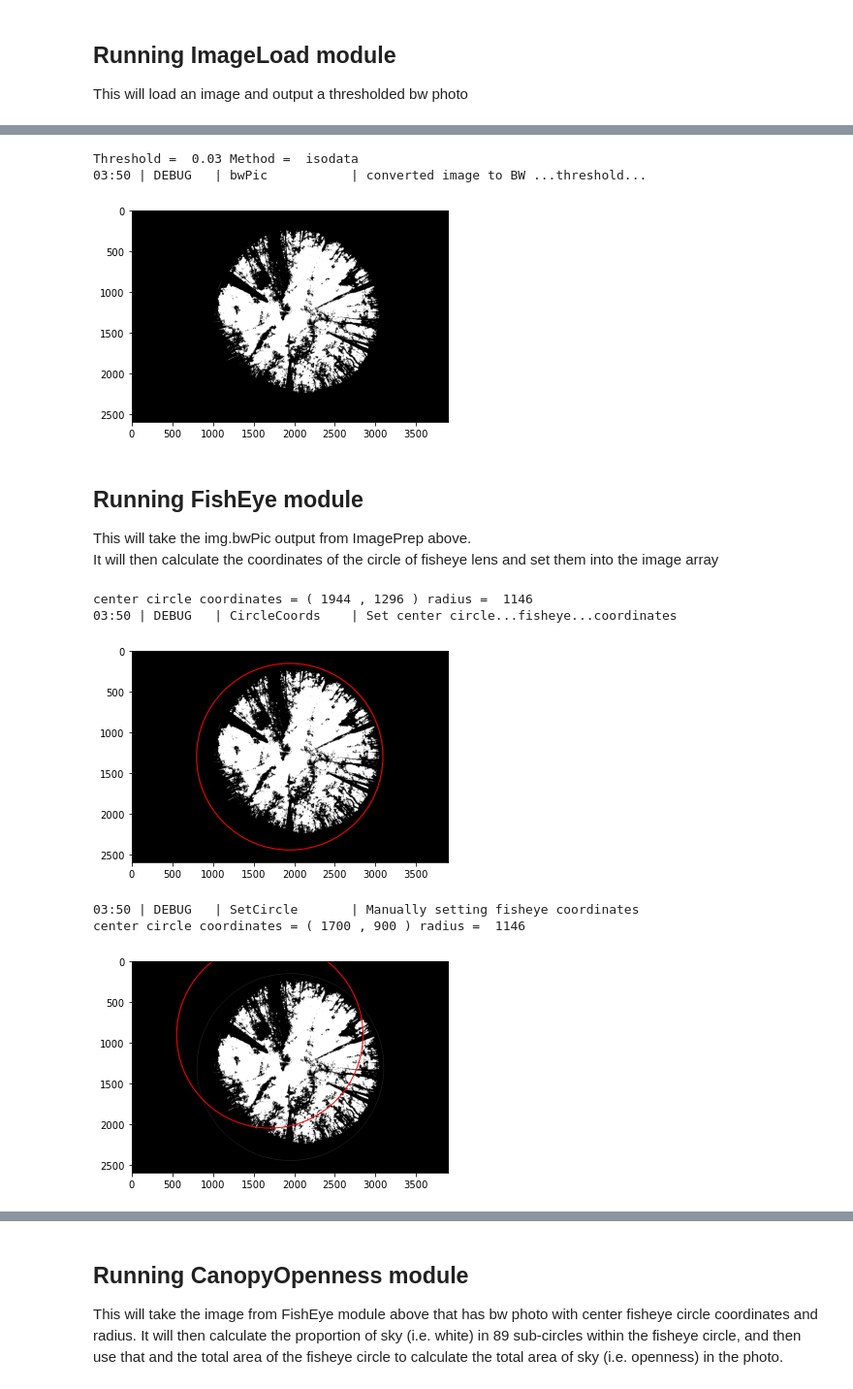
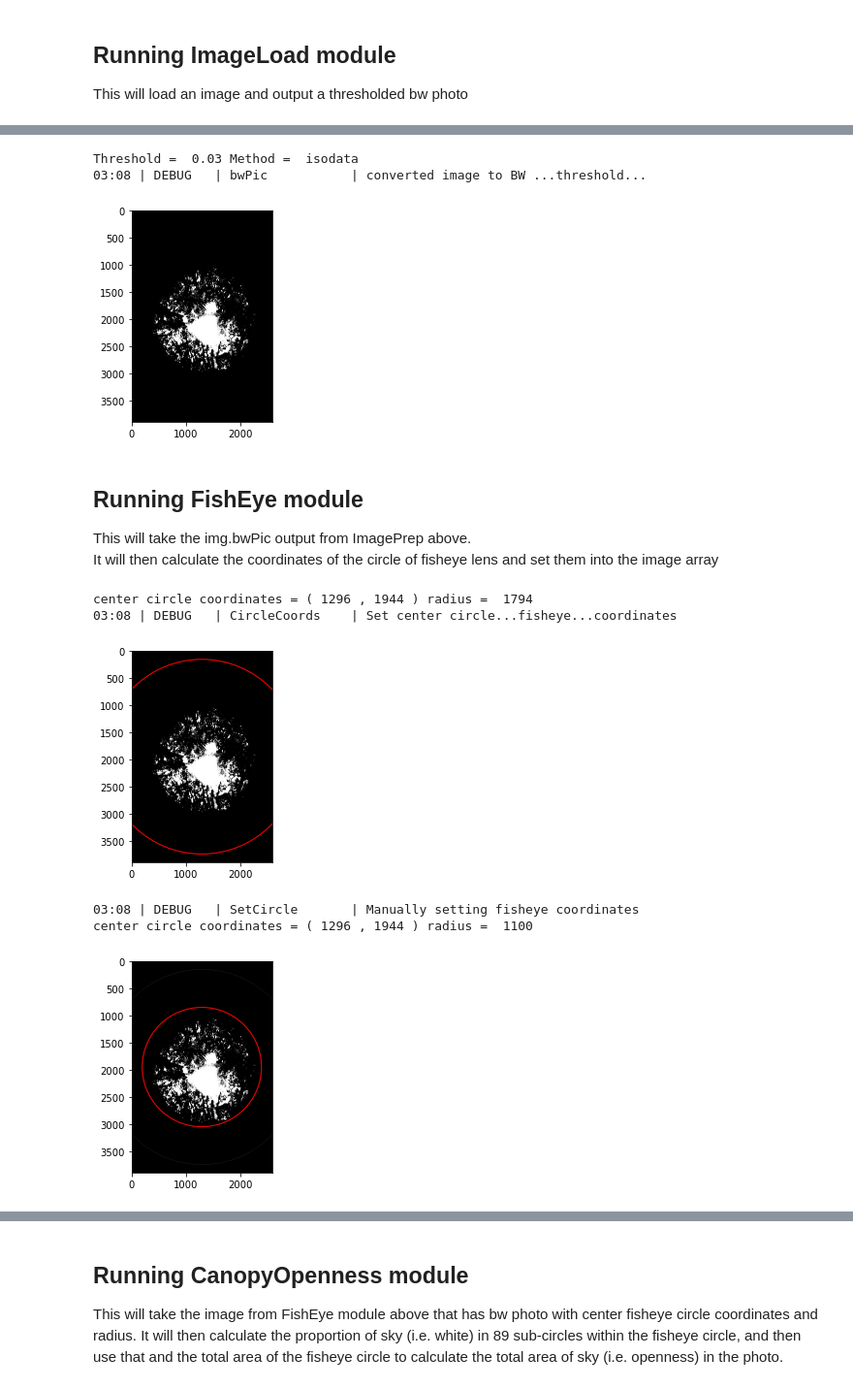
Before and after one commit to Roiak2/Canopy-Openness-from-Hemispheric-Photos, a Jupyter notebook: WorkingExample.ipynb, the cells around one changed output, grey strips where cells are left out. Shown at 97% size. Cells and saved outputs as stored; diff of their text form; code cells hidden in the pictures.

```diff
--- a/WorkingExample.ipynb
+++ b/WorkingExample.ipynb
@@ -44,8 +45,8 @@ CanopyOpenness.set_loglevel("DEBUG")
 This will load an image and output a thresholded bw photo
 # %%
 #Defining user input
-filepath = "./sample_photos/" #where photos are stored
-filename = "Sample_Photo.JPG" #one photo
+filepath = "./sample_photos/LFDP/2012/" #where photos are stored
+filename = "40.355.11May2012.EV0.MF.JPG" #one photo
 # %%
 #Saving object from ImagePrep class in ImageLoad module
 #This will give us the loaded image, blue transformed, and bw transformed
@@ -78,8 +79,8 @@ bw = img.bwPic()
 #print('dimensions:',bw.ndim) #amount of dimensions (this is just to check that it's still a 2D array)
 # %% [output]
 Threshold =  0.03 Method =  isodata
-03:50 | DEBUG   | bwPic           | converted image to BW ...threshold...
+03:08 | DEBUG   | bwPic           | converted image to BW ...threshold...
-[figure, old version]
+[figure, new version]
 # %% [markdown]
 ## Running FishEye module
 This will take the img.bwPic output from ImagePrep above.
@@ -95,19 +96,19 @@ image=fish.CircleCoords() #Calculates the circle coordinates within the image ar
 #print('shape:',image[0].shape) #shape (this is just to check that it's a numpy array still)
 #print('dimensions:',image[0].ndim) #amount of dimensions (this is just to check that it's still a 2D array)
 # %% [output]
-center circle coordinates = ( 1944 , 1296 ) radius =  1146
-03:50 | DEBUG   | CircleCoords    | Set center circle...fisheye...coordinates
+center circle coordinates = ( 1296 , 1944 ) radius =  1794
+03:08 | DEBUG   | CircleCoords    | Set center circle...fisheye...coordinates
-[figure, old version]
+[figure, new version]
 # %%
 #checking object returned from SetCircle function when manually set coordinates
-circle_draw = fish.SetCircle(cx=1700,cy=900) #returns bw image array with center coordinates (x,y, and radius)
+circle_draw = fish.SetCircle(cr=1100) #returns bw image array with center coordinates (x,y, and radius)
 
 #checking shape remained the same
 #circle_draw[0].shape #works! (this is just to check that it's a numpy array still)
 # %% [output]
-03:50 | DEBUG   | SetCircle       | Manually setting fisheye coordinates
-center circle coordinates = ( 1700 , 900 ) radius =  1146
+03:08 | DEBUG   | SetCircle       | Manually setting fisheye coordinates
+center circle coordinates = ( 1296 , 1944 ) radius =  1100
-[figure, old version]
+[figure, new version]
 # %%
 #checking that SetCircle returns same image as CircleCoords if no manual inputs are given
 circle_draw2 = fish.SetCircle() #works!
```
Also changed, not shown: parts of 6 cells of this notebook, 1 other file.
